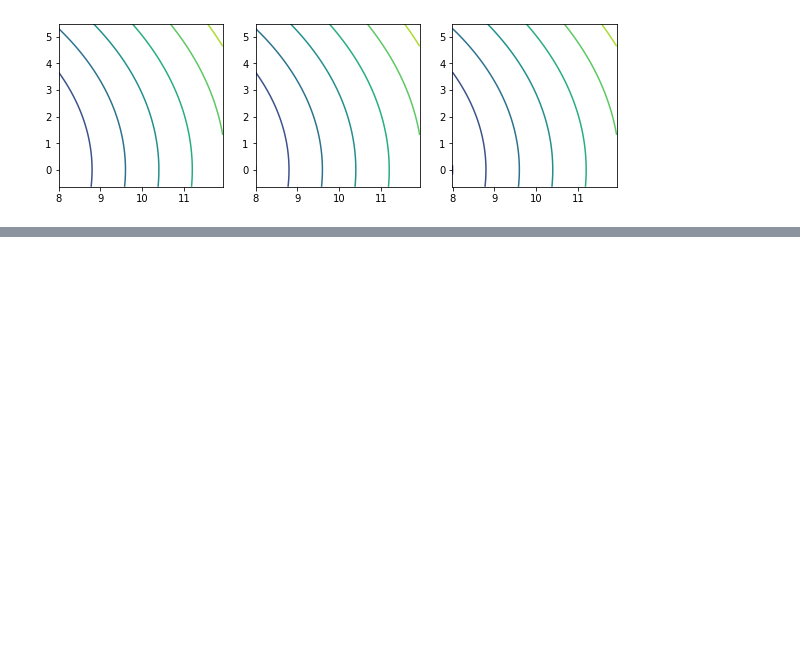
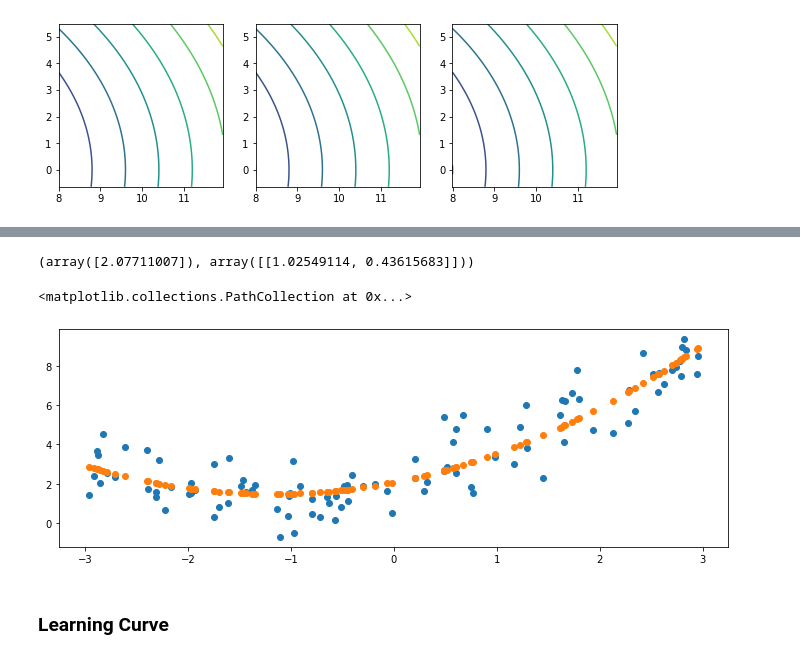
Before and after one commit to macorony/Machine_Learning_Basics, a Jupyter notebook: Supervised_Machine_Learning_Algorithms.ipynb, the cells around one changed output, grey strips where cells are left out. Cells and saved outputs as stored; diff of their text form; code cells hidden in the pictures; blank space fills up the shorter version.

```diff
--- a/Supervised_Machine_Learning_Algorithms.ipynb
+++ b/Supervised_Machine_Learning_Algorithms.ipynb
@@ -194,0 +295,17 @@ for neighbor, ax in zip([1,5,9], axes):
+# %%
+lin_reg = LinearRegression()
+lin_reg.fit(X_poly, y)
+lin_reg.intercept_, lin_reg.coef_
+# %% [output]
+(array([2.07711007]), array([[1.02549114, 0.43615683]]))
+# %%
+y_predict = lin_reg.predict(X_poly)
+# %%
+fig = plt.figure(figsize=(12, 4))
+plt.scatter(X, y)
+plt.scatter(X, y_predict)
+# %% [output]
+<matplotlib.collections.PathCollection at 0x...>
+[figure, added]
+# %% [markdown]
+### Learning Curve
```
Also changed, not shown: parts of 27 cells of this notebook.
